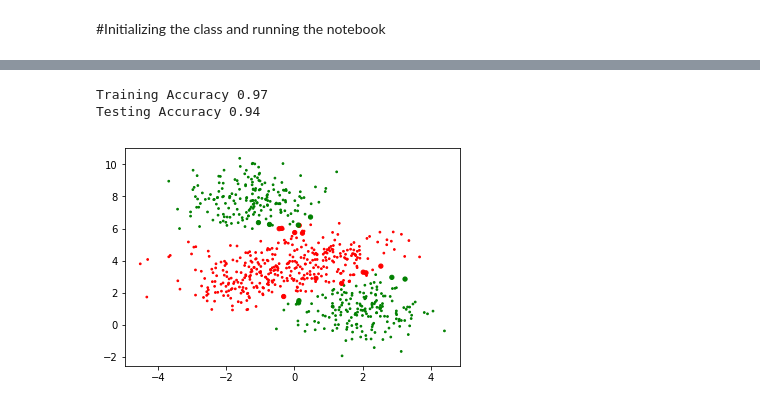
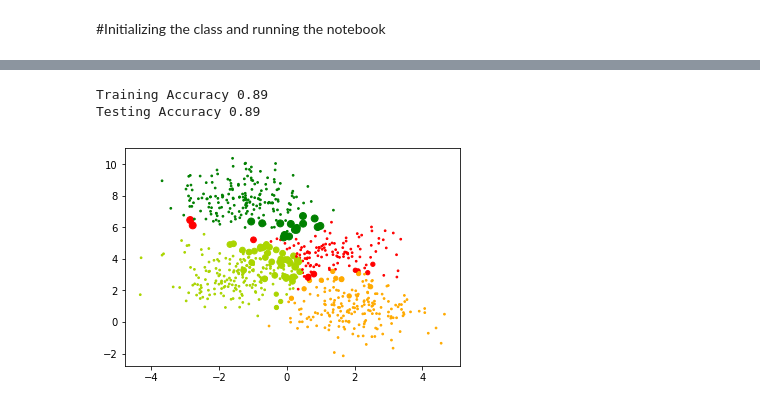
Before and after one commit to aborundiya/NeuralNetwork, a Jupyter notebook: GenericMultiClassClassficationNeuralNetwork.ipynb, the cells around one changed output, grey strips where cells are left out. Cells and saved outputs as stored; diff of their text form; code cells hidden in the pictures.

```diff
--- a/GenericMultiClassClassficationNeuralNetwork.ipynb
+++ b/GenericMultiClassClassficationNeuralNetwork.ipynb
@@ -161,6 +161,6 @@ In case you used a LabelEncoder before this OneHotEncoder to convert the categor
 #Initializing the class and running the notebook
 # %%
 ffmcnn = GenericMCFFNN(2,4,[2,3])
-ffmcnn.fit(X_train, y_OHE_train, epochs=100, learning_rate=.005, display_loss=True)
+ffmcnn.fit(X_train, y_OHE_train, epochs=2000, learning_rate=.005, display_loss=True)
 # %% [output]
 [interactive output not drawn]
@@ -168,17 +168,20 @@ ffmcnn.fit(X_train, y_OHE_train, epochs=100, learning_rate=.005, display_loss=Tr
 # %%
-Y_pred_train = ffsnn.predict(X_train)
-Y_pred_binarised_train = (Y_pred_train >=0.5).astype("int").ravel()
-Y_pred_val = ffsnn.predict(X_val)
-Y_pred_binarised_val = (Y_pred_val >=0.5).astype("int").ravel()
-accuracy_train = accuracy_score(Y_pred_binarised_train, Y_train)
-accuracy_test = accuracy_score(Y_pred_binarised_val, Y_val)
+Y_pred_train = ffmcnn.predict(X_train)
+Y_pred_train = np.argmax(Y_pred_train,1)
+
+Y_pred_val = ffmcnn.predict(X_val)
+Y_pred_val = np.argmax(Y_pred_val,1)
+
+accuracy_train = accuracy_score(Y_pred_train, Y_train)
+accuracy_test = accuracy_score(Y_pred_val, Y_val)
+
 print("Training Accuracy", round(accuracy_train,2))
 print("Testing Accuracy", round(accuracy_test,2))
 # %% [output]
-Training Accuracy 0.97
-Testing Accuracy 0.94
+Training Accuracy 0.89
+Testing Accuracy 0.89
 # %%
-plt.scatter(X_train[:,0],X_train[:,1],c=Y_pred_binarised_train, cmap =my_cmap, s = 15 * (np.abs(Y_pred_binarised_train-Y_train)+0.2))
+plt.scatter(X_train[:,0],X_train[:,1],c=Y_pred_train, cmap =my_cmap, s = 15 * (np.abs(Y_pred_train-Y_train)+0.2))
 plt.show()
 # %% [output]
-[figure, old version]
+[figure, new version]
```
Also changed, not shown: parts of 1 cell of this notebook.
